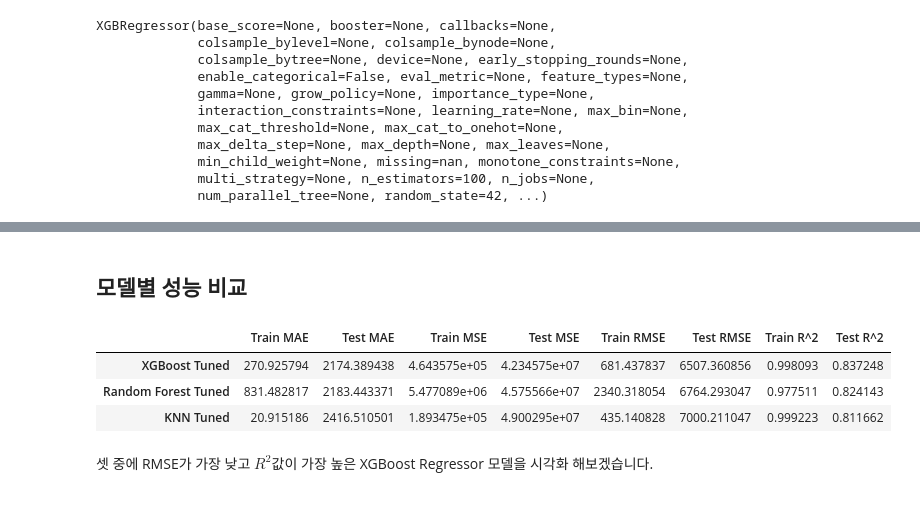
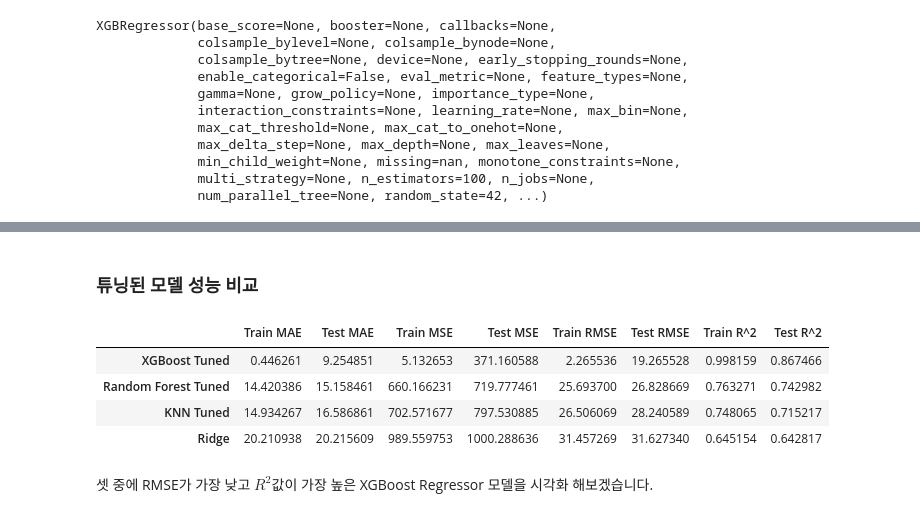
Before and after one commit to YuHan-J-Nam/2024_01_Intro_to_ML_Final, a Jupyter notebook: model_train_test.ipynb, the cells around one changed output, grey strips where cells are left out. Drawn from its saved outputs; the diff is of its cells as text; code cells hidden in the pictures.

```diff
--- a/model_train_test.ipynb
+++ b/model_train_test.ipynb
@@ -417,14 +508,15 @@ evaluate_model(xgb_reg_tuned.best_estimator_, X_train, X_test, y_train, y_test,
 # %% [markdown]
-## 모델별 성능 비교
+### 튜닝된 모델 성능 비교
 # %%
 ## 모델별 성능 비교
 eval_all_metrics_df = pd.DataFrame(eval_metrics_dict).T
-eval_all_metrics_df.loc[['Random Forest Tuned', 'KNN Tuned', 'XGBoost Tuned'], :].sort_values(by='Test R^2', ascending=False)
+eval_all_metrics_df.loc[['Ridge', 'Random Forest Tuned', 'KNN Tuned', 'XGBoost Tuned'], :].sort_values(by='Test R^2', ascending=False)
 # %% [output]
 |  | Train MAE | Test MAE | Train MSE | Test MSE | Train RMSE | Test RMSE | Train R^2 | Test R^2 |
-| XGBoost Tuned | 270.925794 | 2174.389438 | 4.643575e+05 | 4.234575e+07 | 681.437837 | 6507.360856 | 0.998093 | 0.837248 |
-| Random Forest Tuned | 831.482817 | 2183.443371 | 5.477089e+06 | 4.575566e+07 | 2340.318054 | 6764.293047 | 0.977511 | 0.824143 |
-| KNN Tuned | 20.915186 | 2416.510501 | 1.893475e+05 | 4.900295e+07 | 435.140828 | 7000.211047 | 0.999223 | 0.811662 |
+| XGBoost Tuned | 0.446261 | 9.254851 | 5.132653 | 371.160588 | 2.265536 | 19.265528 | 0.998159 | 0.867466 |
+| Random Forest Tuned | 14.420386 | 15.158461 | 660.166231 | 719.777461 | 25.693700 | 26.828669 | 0.763271 | 0.742982 |
+| KNN Tuned | 14.934267 | 16.586861 | 702.571677 | 797.530885 | 26.506069 | 28.240589 | 0.748065 | 0.715217 |
+| Ridge | 20.210938 | 20.215609 | 989.559753 | 1000.288636 | 31.457269 | 31.627340 | 0.645154 | 0.642817 |
 # %% [markdown]
 셋 중에 RMSE가 가장 낮고 $R^2$값이 가장 높은 XGBoost Regressor 모델을 시각화 해보겠습니다.
 # %%
```
Also changed, not shown: parts of 70 cells of this notebook.
